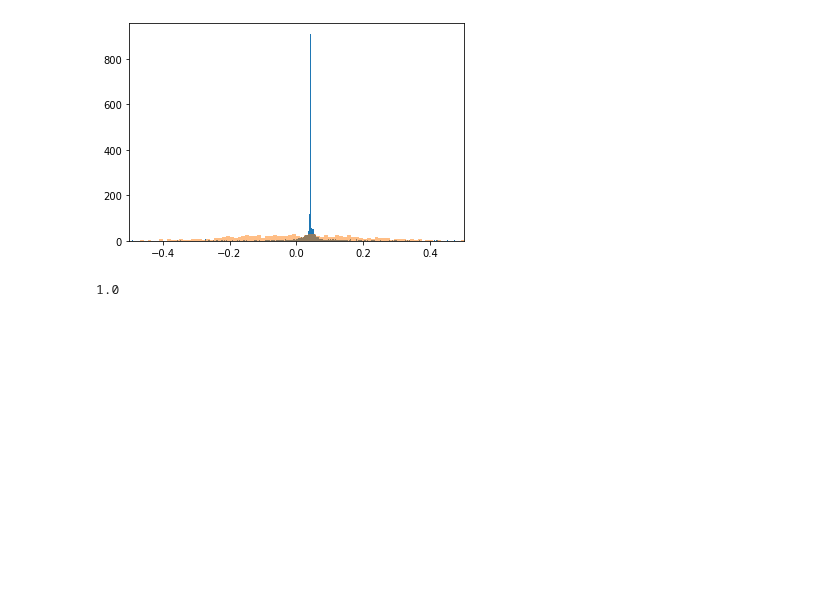
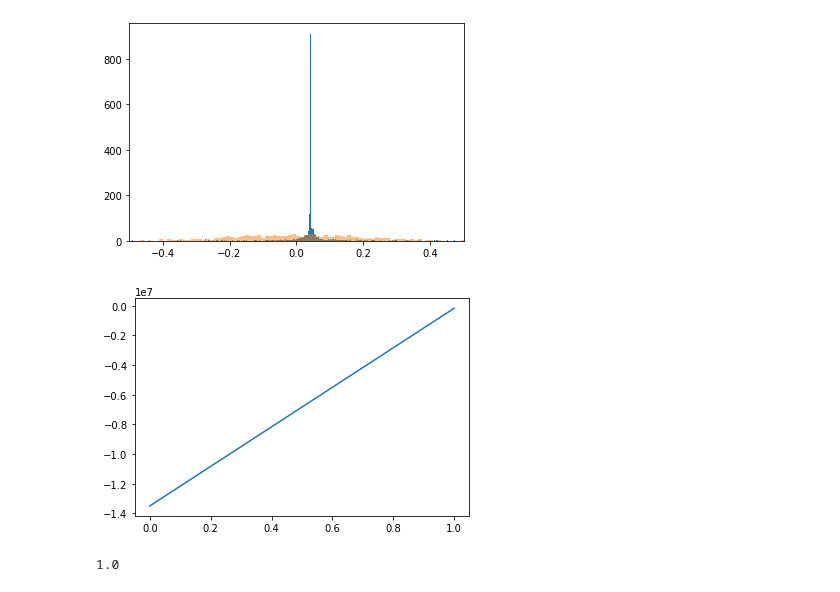
Before and after one commit to Anish144/causal_discovery_bayesian_model_selection, a Jupyter notebook: notebooks/gpde_playground.ipynb, the cells around one changed output. Cells and saved outputs as stored; diff of their text form; code cells hidden in the pictures; blank space fills up the shorter version.

Commit message:
GPCDE tested and working

```diff
--- a/notebooks/gpde_playground.ipynb
+++ b/notebooks/gpde_playground.ipynb
@@ -262,20 +267,18 @@ Y = StandardScaler().fit_transform(Y).astype(np.float64)
 # %%
+from models.GPDE import GPDE
+
+
 M = 200  # Number of inducing locations
 
 kernel_1 = gpflow.kernels.SquaredExponential(
-    lengthscales=[0.003]
+    lengthscales=0.003
     # lengthscales=[lengthscales[0], lengthscales[1]]
 )
 # kernel_1.variance.assign(kernl_var)
 kernel_2 = gpflow.kernels.Linear()
 kernel = gpflow.kernels.Sum([kernel_1, kernel_2])
-Z = np.concatenate(
-        [
-            np.random.randn(M, 1),
-        ],
-        axis=1
-    )
-model = GPCDE(
+Z = np.random.randn(M, 1)
+model = GPDE(
     kernel=kernel,
     likelihood=gpflow.likelihoods.Gaussian(
         variance=1e-5
@@ -340,6 +348,11 @@ plt.close()
 # %% [output]
 (50, 51, 1000, 1)
 [figure]
+# %%
+plt.plot(np.arange(len(logf)), logf)
+plt.show()
+# %% [output]
+[figure, added]
 # %%
 Y.std()
 # %% [output]
```
Also changed, not shown: parts of 5 cells of this notebook, 4 other files.
